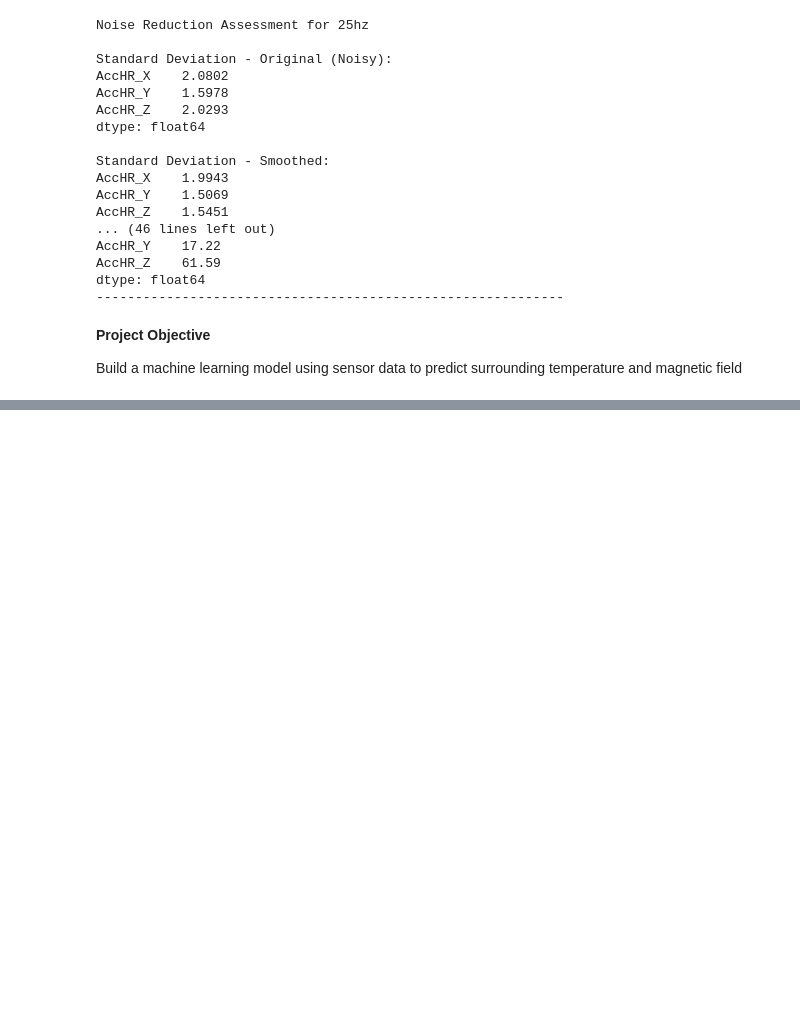
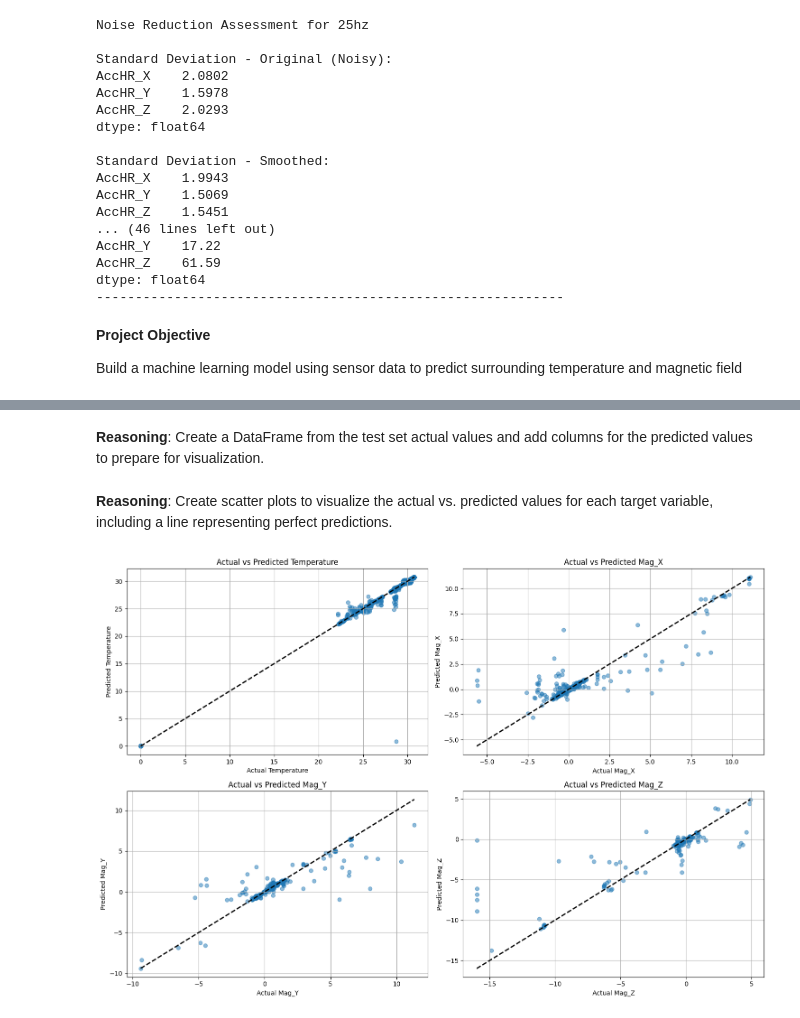
Before and after one commit to Samplergithub769/mtu-xsens-imu-Sensor, a Jupyter notebook: mtu_xsens_imu_Sensor.ipynb, the cells around one changed output, grey strips where cells are left out. Saved outputs shown, nothing was run; the diff lists cells and outputs as text; code cells hidden in the pictures; blank space fills up the shorter version.

```diff
--- a/mtu_xsens_imu_Sensor.ipynb
+++ b/mtu_xsens_imu_Sensor.ipynb
@@ -776,0 +821,5 @@ dtype: int64
+# %%
+from sklearn.ensemble import RandomForestRegressor
+
+model = RandomForestRegressor(random_state=42)
+model.fit(X_train, y_train)
@@ -776,0 +836,15 @@ dtype: int64
+# %%
+from sklearn.metrics import mean_squared_error, mean_absolute_error, r2_score
+import numpy as np
+
+y_pred = model.predict(X_test)
+
+mse = mean_squared_error(y_test, y_pred)
+rmse = np.sqrt(mse)
+mae = mean_absolute_error(y_test, y_pred)
+r2 = r2_score(y_test, y_pred)
+
+print(f"Mean Squared Error (MSE): {mse}")
+print(f"Root Mean Squared Error (RMSE): {rmse}")
+print(f"Mean Absolute Error (MAE): {mae}")
+print(f"R-squared (R2): {r2}")
@@ -776,0 +903,32 @@ dtype: int64
+# %% [markdown]
+**Reasoning**:
+Create a DataFrame from the test set actual values and add columns for the predicted values to prepare for visualization.
+# %%
+comparison_df = y_test.copy()
+comparison_df['Predicted_Temperature'] = y_pred[:, 0]
+comparison_df['Predicted_Mag_X'] = y_pred[:, 1]
+comparison_df['Predicted_Mag_Y'] = y_pred[:, 2]
+comparison_df['Predicted_Mag_Z'] = y_pred[:, 3]
+# %% [markdown]
+**Reasoning**:
+Create scatter plots to visualize the actual vs. predicted values for each target variable, including a line representing perfect predictions.
+# %%
+fig, axes = plt.subplots(2, 2, figsize=(15, 10))
+axes = axes.flatten()
+
+target_variables = ['Temperature', 'Mag_X', 'Mag_Y', 'Mag_Z']
+
+for i, target in enumerate(target_variables):
+    axes[i].scatter(comparison_df[target], comparison_df[f'Predicted_{target}'], alpha=0.5)
+    axes[i].plot([comparison_df[target].min(), comparison_df[target].max()],
+                 [comparison_df[target].min(), comparison_df[target].max()],
+                 'k--', lw=2)
+    axes[i].set_title(f'Actual vs Predicted {target}')
+    axes[i].set_xlabel(f'Actual {target}')
+    axes[i].set_ylabel(f'Predicted {target}')
+    axes[i].grid(True)
+
+plt.tight_layout()
+plt.show()
+# %% [output]
+[figure, added]
```
Also changed, not shown: parts of 34 cells of this notebook.
